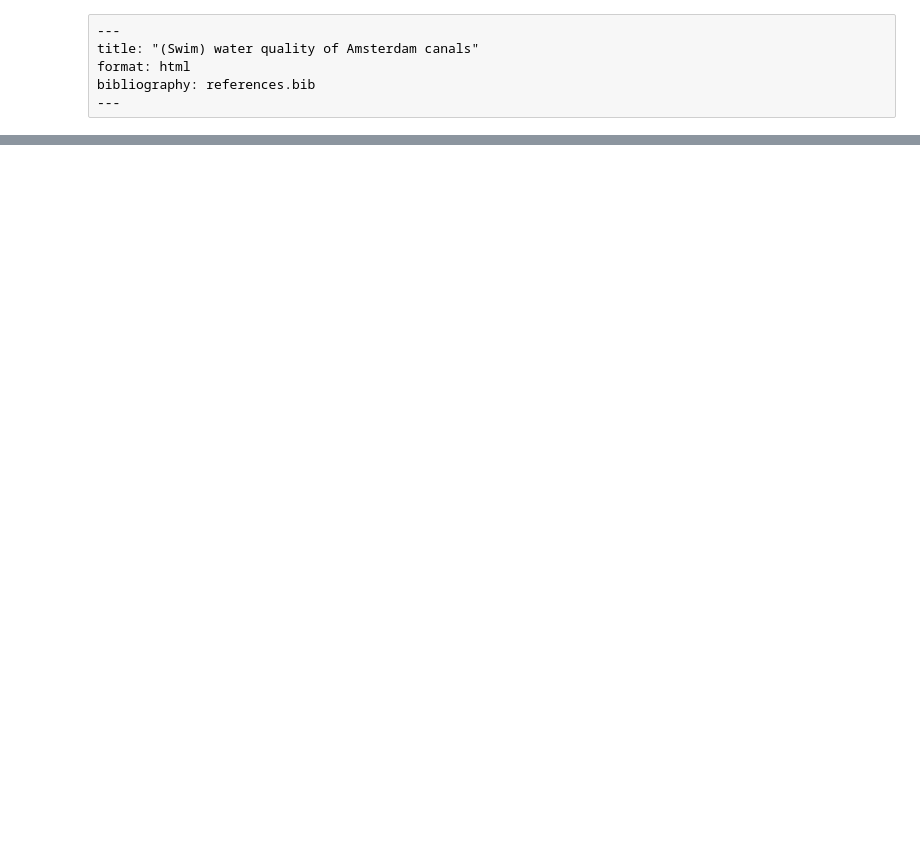
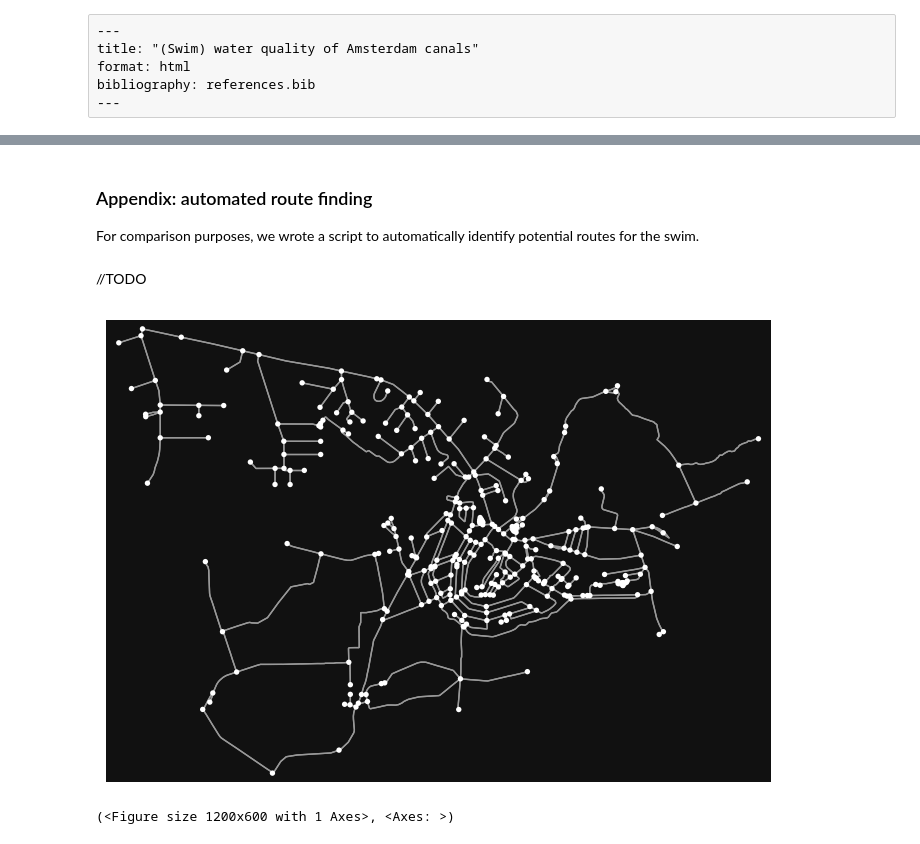
Before and after one commit to data1-team11/paralympics-report, a Jupyter notebook: water.ipynb, the cells around one changed output, grey strips where cells are left out. Cells and saved outputs as stored; diff of their text form; code cells hidden in the pictures; blank space fills up the shorter version.

```diff
--- a/water.ipynb
+++ b/water.ipynb
@@ -45,0 +259,18 @@ It would also be better for water quality should fossil fuelled boats be banned
+# %% [markdown]
+### Appendix: automated route finding
+
+For comparison purposes, we wrote a script to automatically identify potential routes for the swim.
+# %% [markdown]
+//TODO
+# %%
+import osmnx as ox
+import networkx as nx
+
+ox.config(log_console=True, use_cache=True,
+          useful_tags_way = ox.settings.useful_tags_way + ['canal'])
+amsterdam_canals = ox.graph_from_place('Amsterdam, Netherlands', custom_filter='["waterway"="canal"]')
+# matlplot lib is used, sizes go in inches...
+ox.plot_graph(amsterdam_canals, figsize=(12,6))
+# %% [output]
+[figure, added]
+(<Figure size 1200x600 with 1 Axes>, <Axes: >)
```
Also changed, not shown: parts of 45 cells of this notebook, 3 other files.
